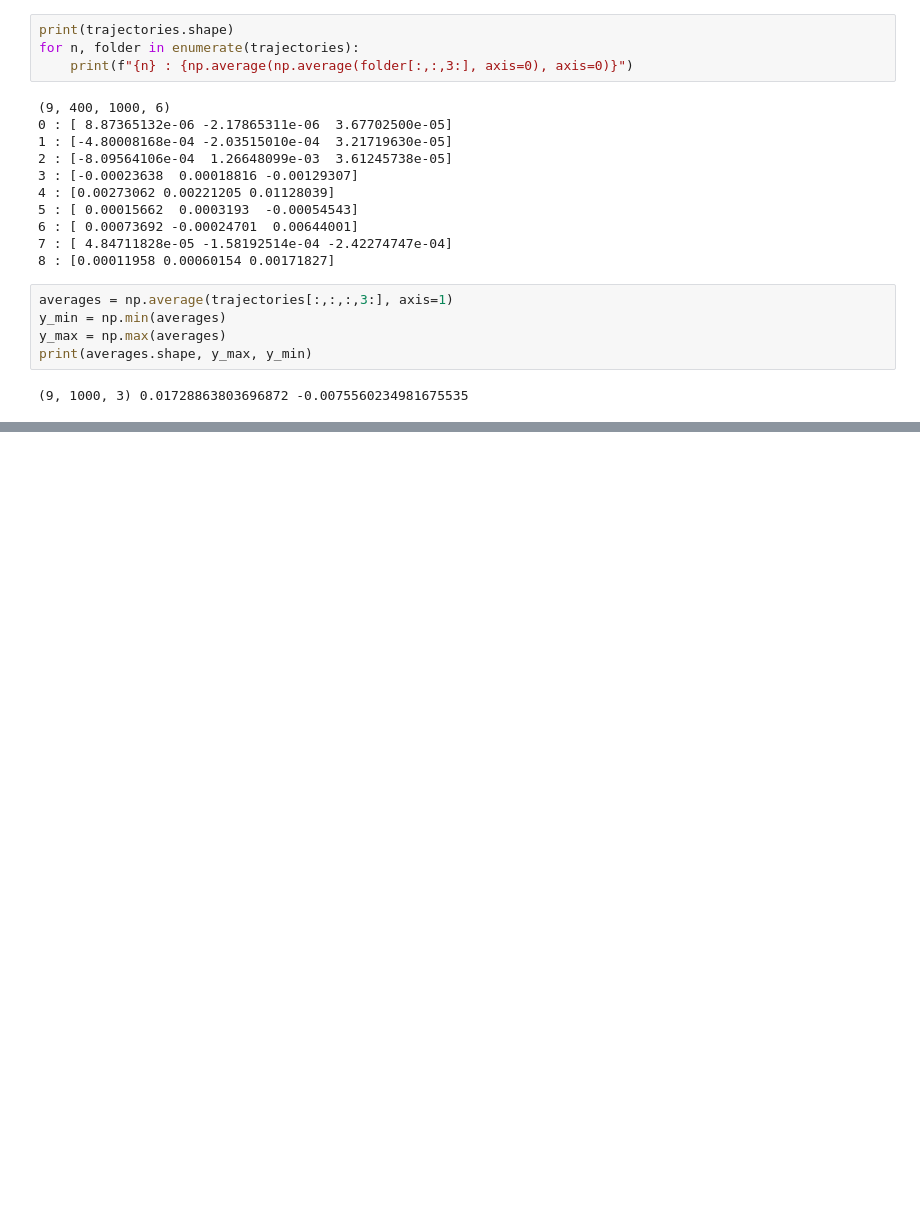
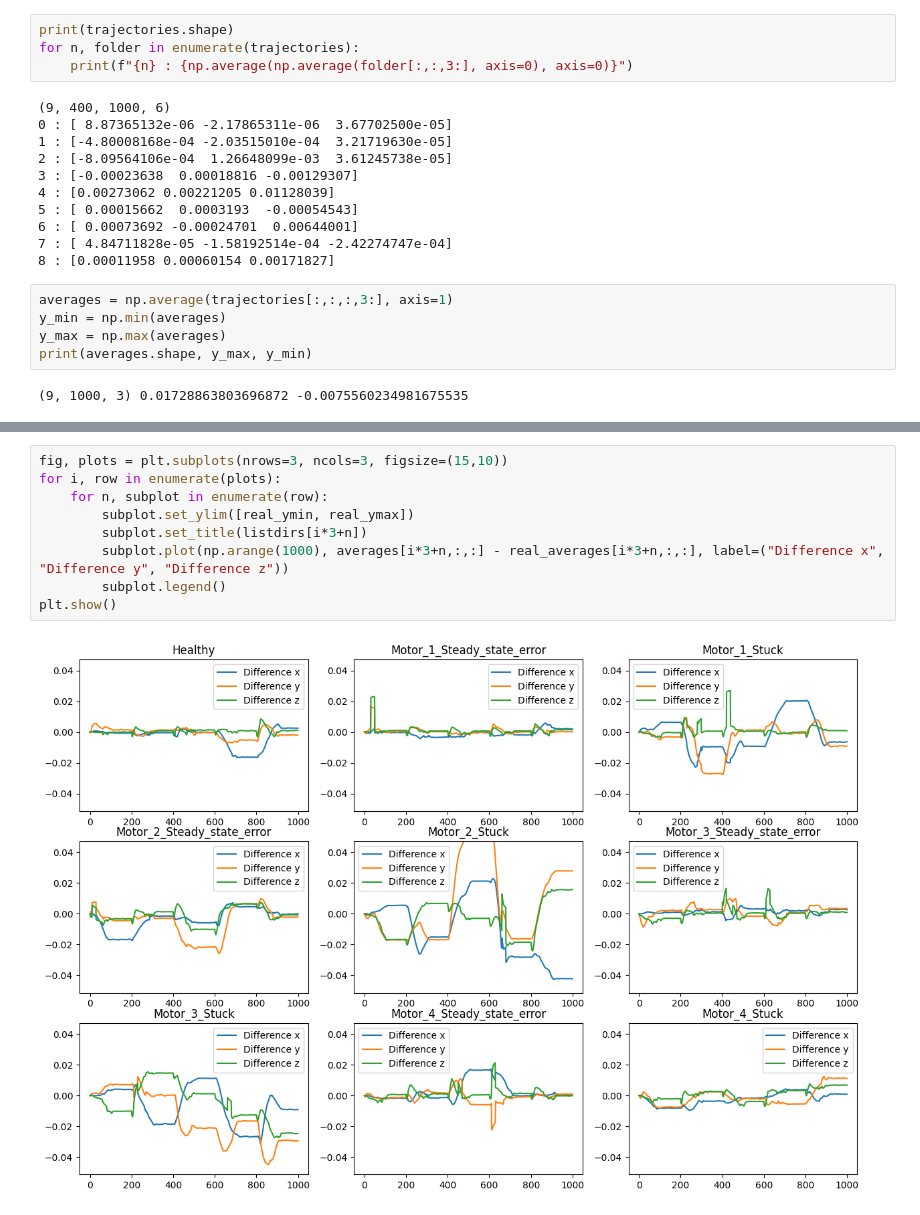
Before and after one commit to amstal/Fault-Diagnosis-Project, a Jupyter notebook: data_analysis.ipynb, the cells around one changed output, grey strips where cells are left out. Cells and saved outputs as stored; diff of their text form; blank space fills up the shorter version.

```diff
--- a/data_analysis.ipynb
+++ b/data_analysis.ipynb
@@ -54,0 +92,11 @@ plt.show()
+# %%
+fig, plots = plt.subplots(nrows=3, ncols=3, figsize=(15,10))
+for i, row in enumerate(plots):
+    for n, subplot in enumerate(row):
+        subplot.set_ylim([real_ymin, real_ymax])
+        subplot.set_title(listdirs[i*3+n])
+        subplot.plot(np.arange(1000), averages[i*3+n,:,:] - real_averages[i*3+n,:,:], label=("Difference x", "Difference y", "Difference z"))
+        subplot.legend()
+plt.show()
+# %% [output]
+[figure, added]
```
Also changed, not shown: parts of 6 cells of this notebook.
